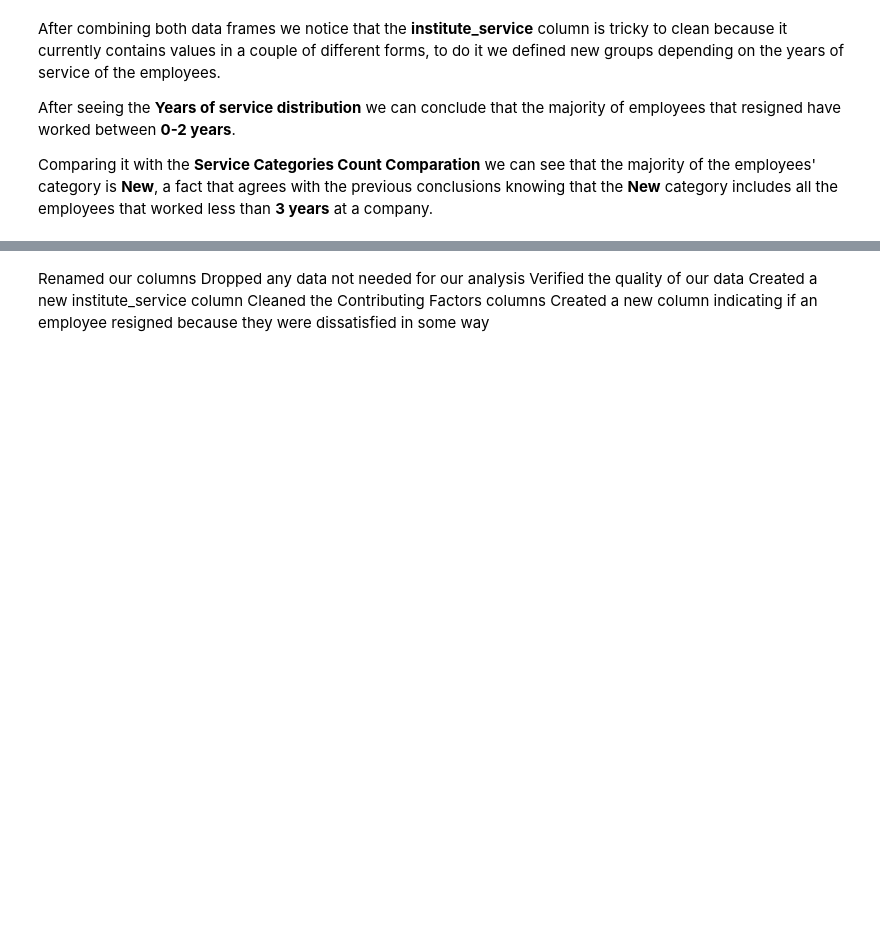
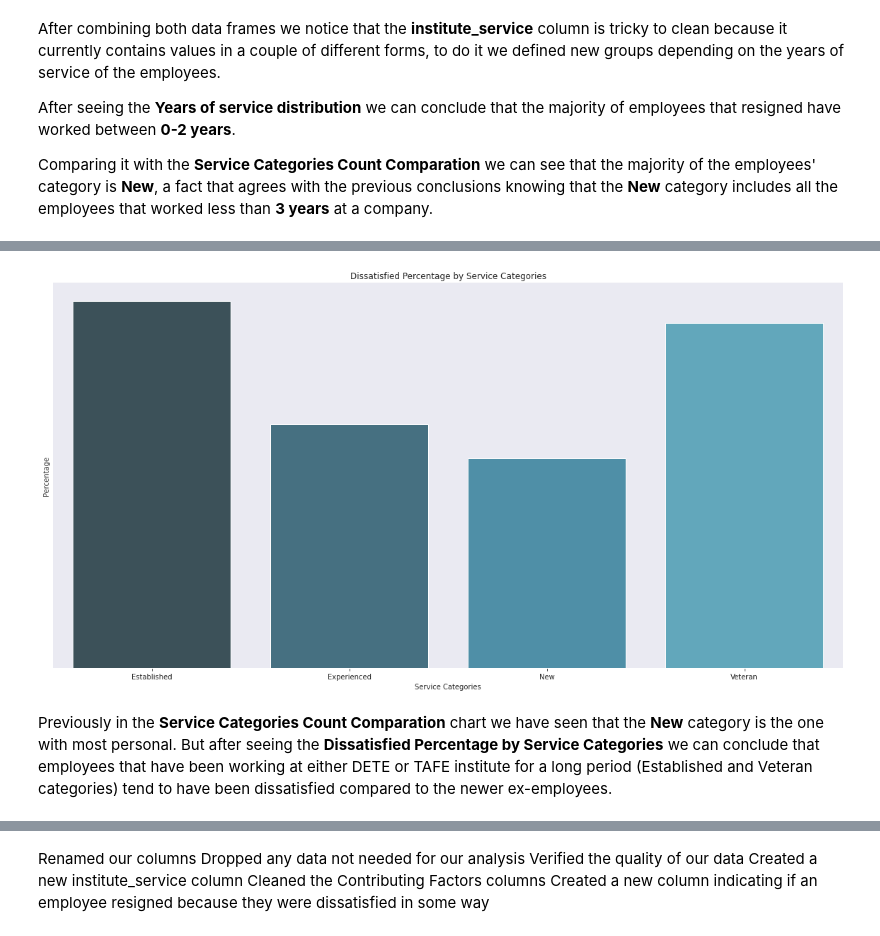
Before and after one commit to raduspaimoc/DataQuest-Projects, a Jupyter notebook: Guided Project_ Clean And Analyze Employee Exit Surveys/Clean And Analyze Employee Exit Surveys.ipynb, the cells around one changed output, grey strips where cells are left out. Drawn from its saved outputs; the diff is of its cells as text; code cells hidden in the pictures; blank space fills up the shorter version.

```diff
--- a/Guided Project_ Clean And Analyze Employee Exit Surveys/Clean And Analyze Employee Exit Surveys.ipynb
+++ b/Guided Project_ Clean And Analyze Employee Exit Surveys/Clean And Analyze Employee Exit Surveys.ipynb
@@ -929,0 +941,3 @@ Comparing it with the __Service Categories Count Comparation__ we can see that t
+# %%
+combined_updated['dissatisfied'] = combined_updated['dissatisfied'].fillna(False)
+combined_updated['dissatisfied'].value_counts(dropna = False)
@@ -929,0 +948,3 @@ Comparing it with the __Service Categories Count Comparation__ we can see that t
+# %%
+pv_dissatisfied =combined_updated.pivot_table(values="dissatisfied", index="service_cat")
+pv_dissatisfied
@@ -929,0 +958,16 @@ Comparing it with the __Service Categories Count Comparation__ we can see that t
+# %%
+plt.figure(figsize=(20, 10))
+sns.set_style("darkgrid")
+ax = sns.barplot(x=pv_dissatisfied.index,
+                 y=pv_dissatisfied["dissatisfied"],
+                 palette=sns.color_palette("GnBu_d"))
+ax.set_yticks([])
+ax.set_title("Dissatisfied Percentage by Service Categories")
+ax.set_xlabel("Service Categories")
+ax.set_ylabel("Percentage")
+ax.tick_params(bottom=True, top=False, left=False, right=False, labelbottom=True)
+sns.despine(left=True)
+# %% [output]
+[figure, added]
+# %% [markdown]
+Previously in the __Service Categories Count Comparation__ chart we have seen that the __New__ category is the one with most personal. But after seeing the __Dissatisfied Percentage by Service Categories__ we can conclude that employees that have been working at either DETE or TAFE institute for a long period (Established and Veteran categories) tend to have been dissatisfied compared to the newer ex-employees.
```
Also changed, not shown: parts of 12 cells of this notebook.
